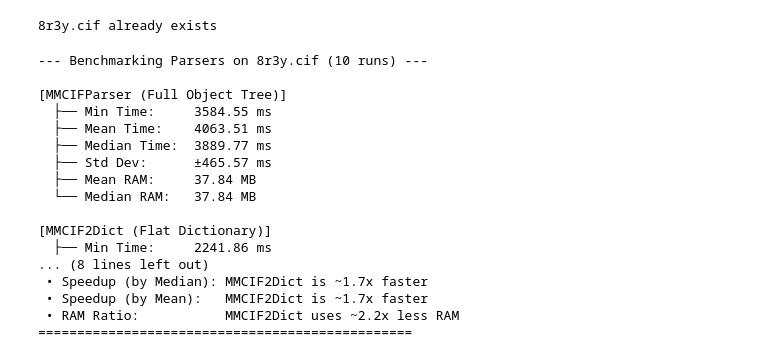
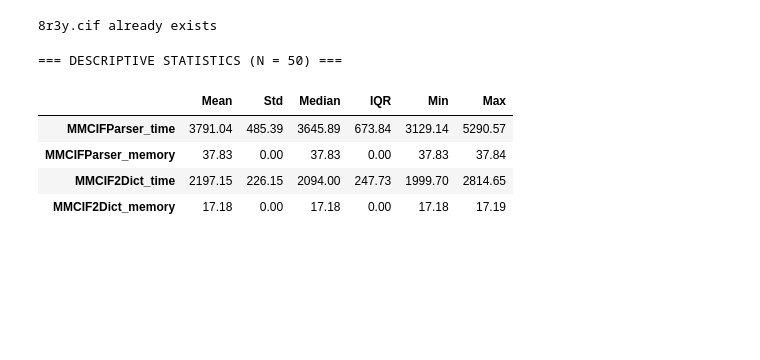
Before and after one commit to graybilc/aPKC-mechanics-analysis, a Jupyter notebook: benchmarks/01_compare_MMCIFParser_and_MMCIF2Dict.ipynb, the cells around one changed output. Saved outputs shown, nothing was run; the diff lists cells and outputs as text; code cells hidden in the pictures; blank space fills up the shorter version.

```diff
--- a/benchmarks/01_compare_MMCIFParser_and_MMCIF2Dict.ipynb
+++ b/benchmarks/01_compare_MMCIFParser_and_MMCIF2Dict.ipynb
@@ -129,20 +137,46 @@ def run_benchmark(runs=10):
 # %%
-run_benchmark(runs=10)
+path = Path(TEST_CIF_Paht)
+runs = 50
+
+# MMCIFParser (Tree)
+times_ms_tree, peak_mbs_tree = profile_parser_robust(
+    lambda p: MMCIFParser(QUIET=True).get_structure("8R3Y", p),
+    str(path),
+    runs=runs,
+)
+
+# MMCIF2Dict (Dict)
+times_ms_dict, peak_mbs_dict = profile_parser_robust(
+    lambda p: MMCIF2Dict.MMCIF2Dict(p), str(path), runs=runs
+)
+
+df_measured_time_and_memory = pd.DataFrame(
+    {
+        "MMCIFParser_time": times_ms_tree,
+        "MMCIFParser_memory": peak_mbs_tree,
+        "MMCIF2Dict_time": times_ms_dict,
+        "MMCIF2Dict_memory": peak_mbs_dict
+    }
+)
-# %% [output]
---- Benchmarking Parsers on 8r3y.cif (10 runs) ---
-
-[MMCIFParser (Full Object Tree)]
-  ├── Min Time:     3584.55 ms
-  ├── Mean Time:    4063.51 ms
-  ├── Median Time:  3889.77 ms
-  ├── Std Dev:      ±465.57 ms
-  ├── Mean RAM:     37.84 MB
-  └── Median RAM:   37.84 MB
-
-[MMCIF2Dict (Flat Dictionary)]
-  ├── Min Time:     2241.86 ms
-... (8 lines left out)
- • Speedup (by Median): MMCIF2Dict is ~1.7x faster
- • Speedup (by Mean):   MMCIF2Dict is ~1.7x faster
- • RAM Ratio:           MMCIF2Dict uses ~2.2x less RAM
-================================================
+# %%
+## Descriptive summary table
+df_summary = pd.DataFrame(
+    {
+        "Mean": df_measured_time_and_memory.mean(),
+        "Std": df_measured_time_and_memory.std(),
+        "Median": df_measured_time_and_memory.median(),
+        "IQR": df_measured_time_and_memory.quantile(0.75)
+        - df_measured_time_and_memory.quantile(0.25),
+        "Min": df_measured_time_and_memory.min(),
+        "Max": df_measured_time_and_memory.max(),
+    }
+)
+print("=== DESCRIPTIVE STATISTICS (N = 50) ===")
+display(df_summary.round(2))
+# %% [output]
+=== DESCRIPTIVE STATISTICS (N = 50) ===
+|  | Mean | Std | Median | IQR | Min | Max |
+| MMCIFParser_time | 3791.04 | 485.39 | 3645.89 | 673.84 | 3129.14 | 5290.57 |
+| MMCIFParser_memory | 37.83 | 0.00 | 37.83 | 0.00 | 37.83 | 37.84 |
+| MMCIF2Dict_time | 2197.15 | 226.15 | 2094.00 | 247.73 | 1999.70 | 2814.65 |
+| MMCIF2Dict_memory | 17.18 | 0.00 | 17.18 | 0.00 | 17.18 | 17.19 |
```
Also changed, not shown: parts of 6 cells of this notebook.
